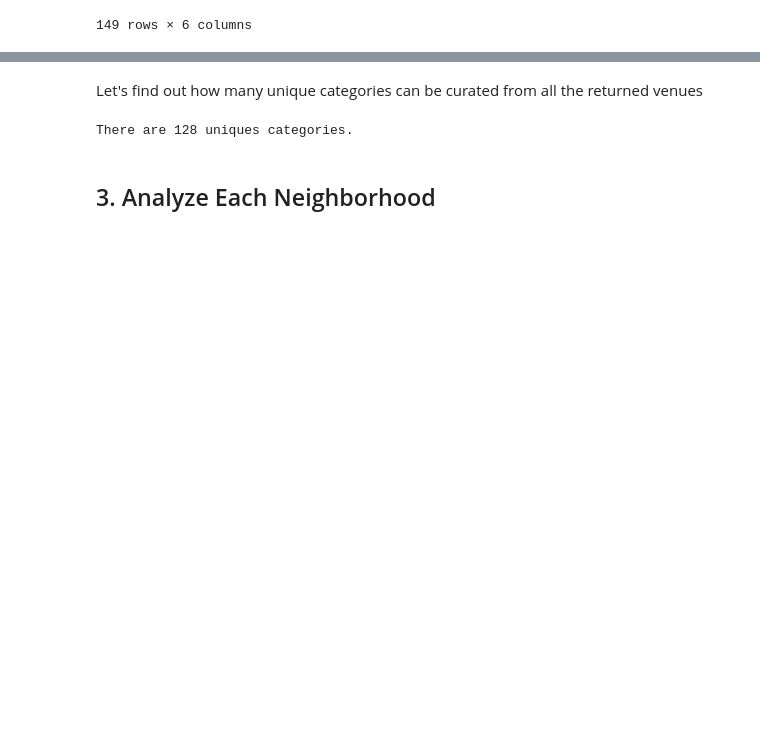
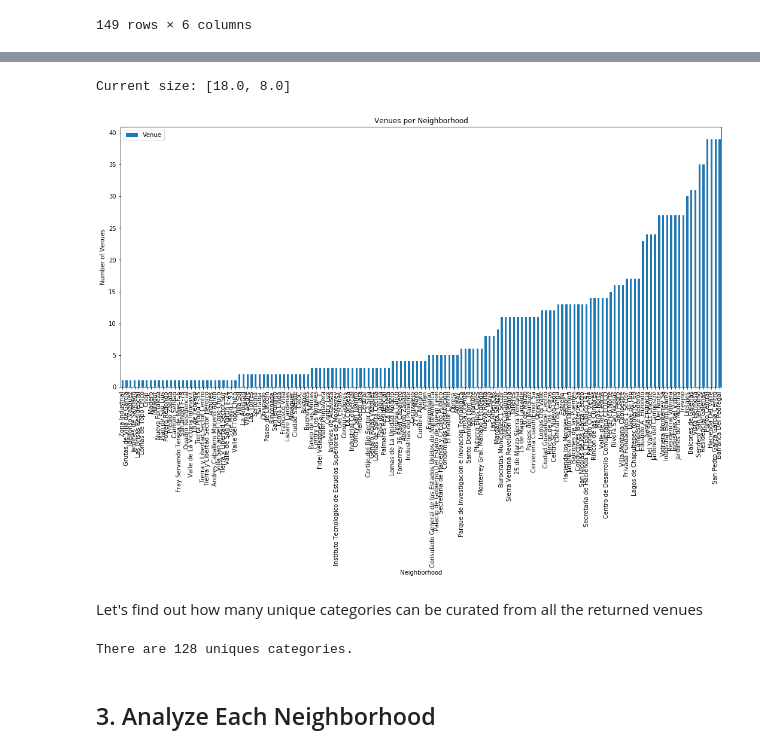
Before and after one commit to DianaTejeda/SegmentingNeighborhoodsMTY, a Jupyter notebook: Monterrey Project.ipynb, the cells around one changed output, grey strips where cells are left out. Saved outputs shown, nothing was run; the diff lists cells and outputs as text; code cells hidden in the pictures; blank space fills up the shorter version.

```diff
--- a/Monterrey Project.ipynb
+++ b/Monterrey Project.ipynb
@@ -405,0 +412,4 @@ mty_venues.groupby('Neighborhood').count()
+# %%
+mty_venues_grouped = mty_venues.groupby('Neighborhood').count()
+
+mty_venues_grouped.head()
@@ -405,0 +424,6 @@ mty_venues.groupby('Neighborhood').count()
+# %%
+mty_venues_grouped.drop(["Neighborhood Latitude", "Neighborhood Longitude", "Venue Latitude", "Venue Longitude", "Venue Category"], axis=1, inplace=True)
+
+mty_venues_grouped = mty_venues_grouped.sort_values(by=['Venue'])
+
+mty_venues_grouped.head()
@@ -406,3 +438,27 @@ mty_venues.groupby('Neighborhood').count()
+# %%
+fig_size = plt.rcParams["figure.figsize"]
+
+# Prints: [8.0, 6.0]
+print ("Current size:", fig_size)
+
+# Set figure width to 18 and height to 8
+fig_size[0] = 18
+fig_size[1] = 8
+
+plt.rcParams["figure.figsize"] = fig_size
+
+
+mty_venues_grouped.plot(kind="bar")
+
+plt.title("Venues per Neighborhood")
+plt.ylabel("Number of Venues")
+plt.xlabel("Neighborhood")
+
+
+plt.show()
+# %% [output]
+Current size: [18.0, 8.0]
+[figure, added]
 # %% [markdown]
 Let's find out how many unique categories can be curated from all the returned venues
 # %%
```
Also changed, not shown: parts of 15 cells of this notebook.
